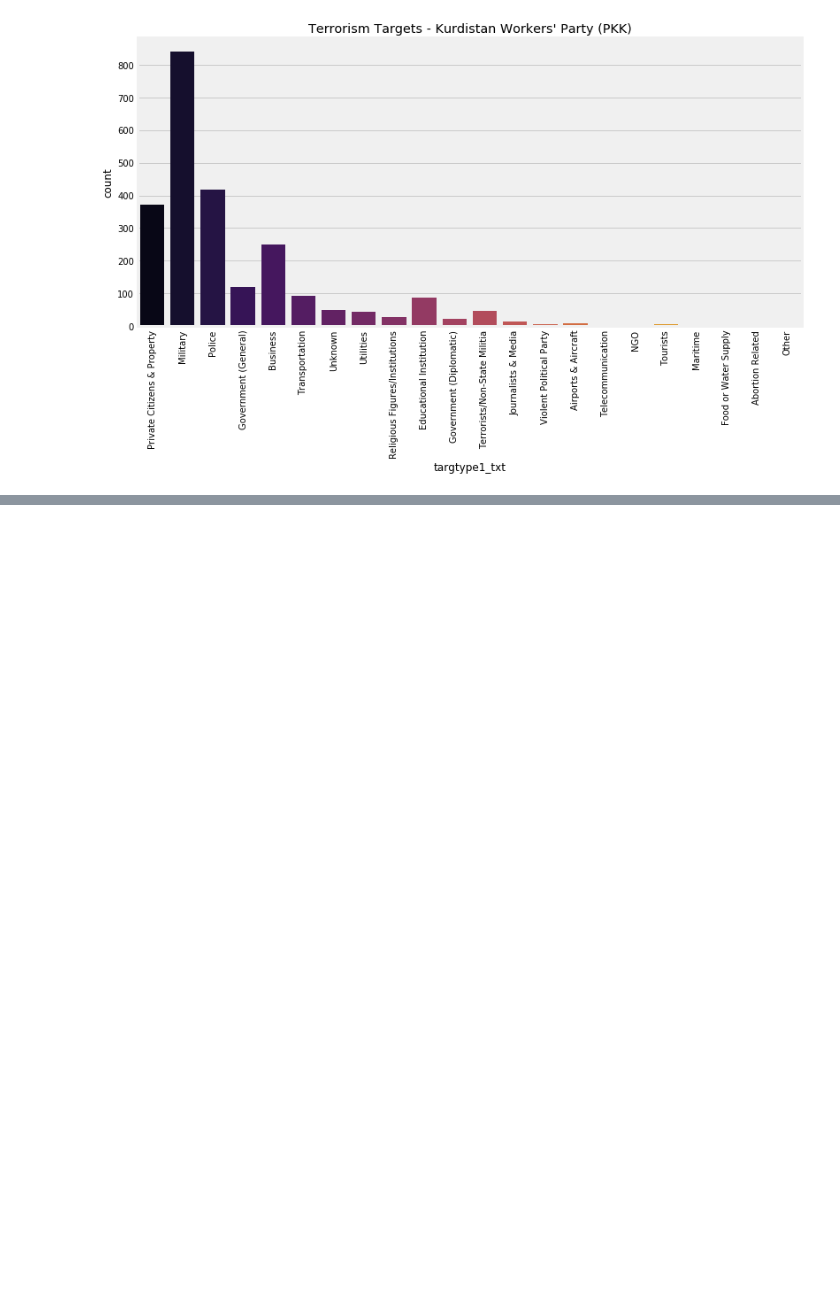
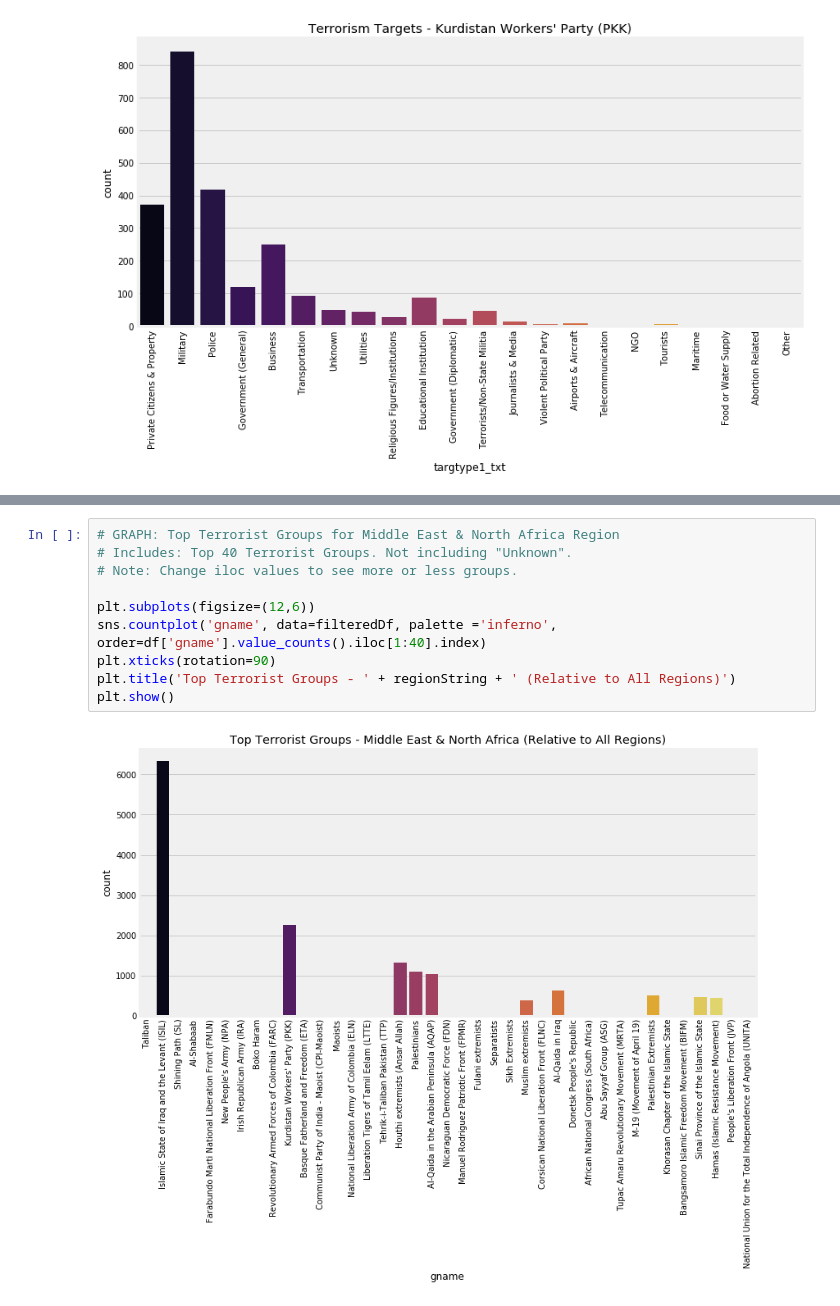
Before and after one commit to alex-hjk/CE4032-DataAnalyticsAndMining-2020, a Jupyter notebook: Vincent/terrorism_eda.ipynb, the cells around one changed output, grey strips where cells are left out. Drawn from its saved outputs; the diff is of its cells as text; blank space fills up the shorter version.

```diff
--- a/Vincent/terrorism_eda.ipynb
+++ b/Vincent/terrorism_eda.ipynb
@@ -1225,0 +1274,12 @@ plt.show()
+# %%
+# GRAPH: Top Terrorist Groups for Middle East & North Africa Region
+# Includes: Top 40 Terrorist Groups. Not including "Unknown".
+# Note: Change iloc values to see more or less groups.
+
+plt.subplots(figsize=(12,6))
+sns.countplot('gname', data=filteredDf, palette ='inferno', order=df['gname'].value_counts().iloc[1:40].index)
+plt.xticks(rotation=90)
+plt.title('Top Terrorist Groups - ' + regionString + ' (Relative to All Regions)')
+plt.show()
+# %% [output]
+[figure, added]
```
Also changed, not shown: parts of 36 cells of this notebook.
